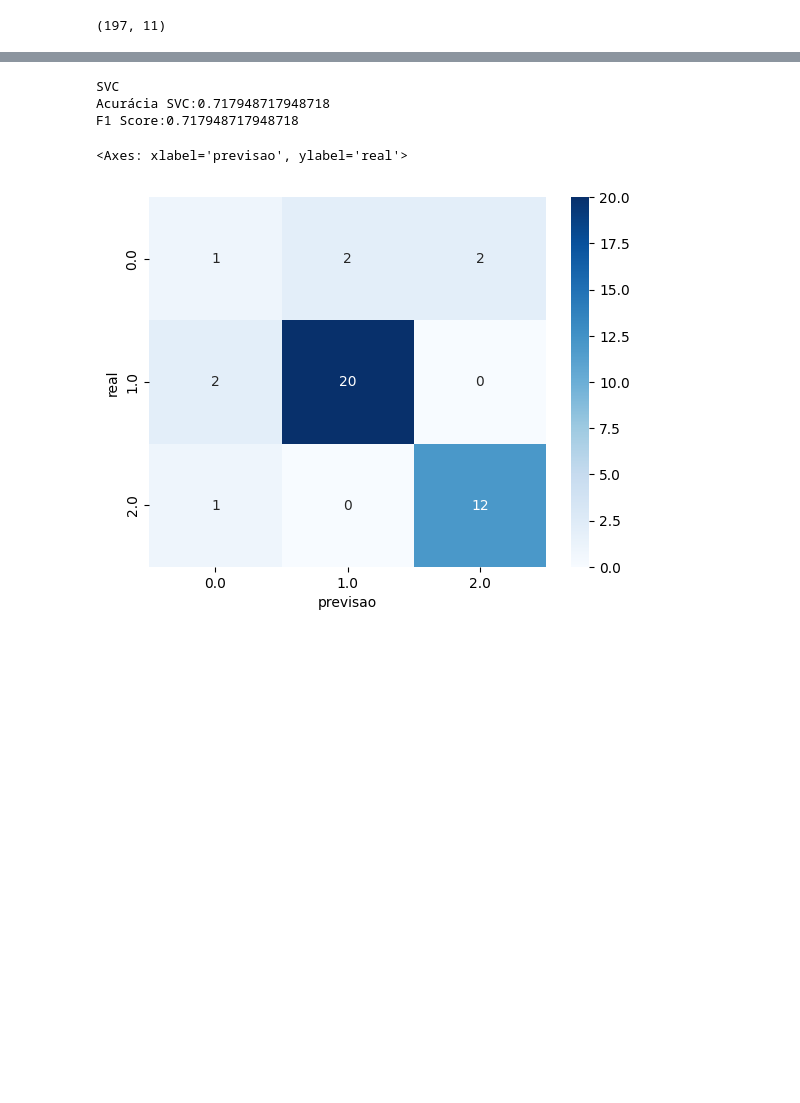
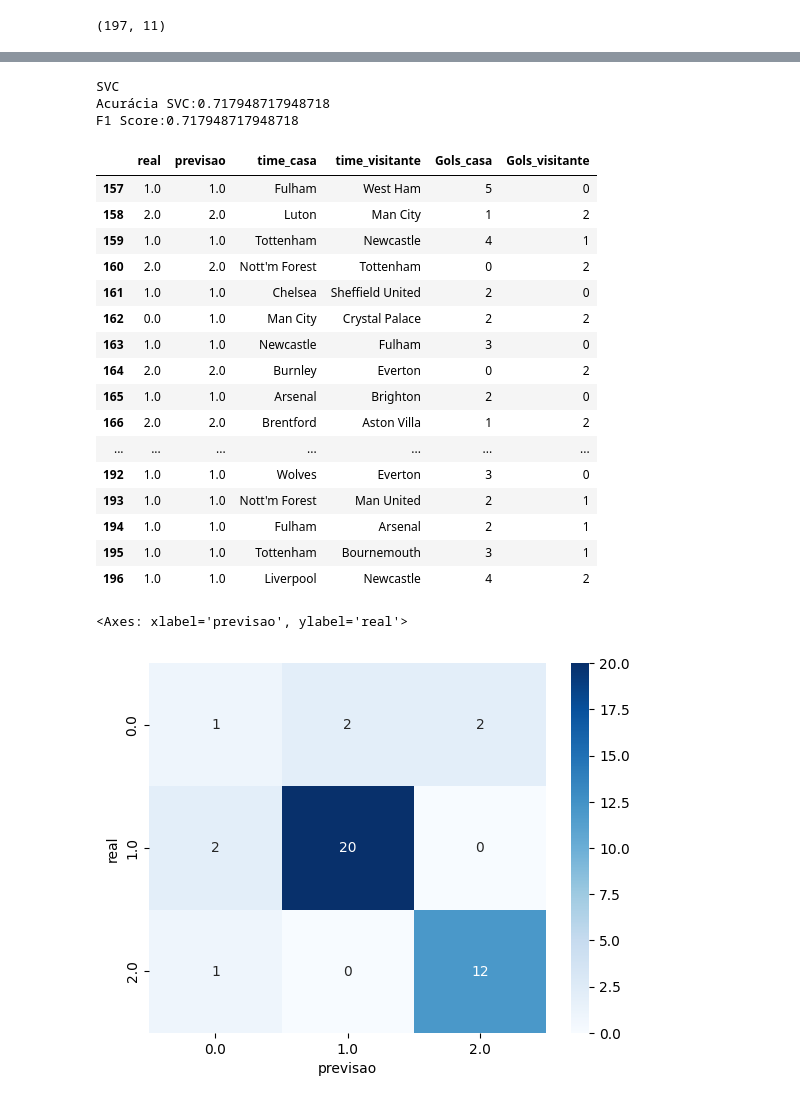
Before and after one commit to vinicarlosss/MachineLearning_Futebol, a Jupyter notebook: codifike_model_ENG.ipynb, the cells around one changed output, grey strips where cells are left out. Cells and saved outputs as stored; diff of their text form; code cells hidden in the pictures; blank space fills up the shorter version.

```diff
--- a/codifike_model_ENG.ipynb
+++ b/codifike_model_ENG.ipynb
@@ -222,31 +260,50 @@ F1 Score:0.8461538461538461
 # %%
 #Treinando e testando os modelos
 
 clf = SVC()
 clf.fit(X_train, y_train)
 pred= clf.predict(X_test)
 
 svc_acc = accuracy_score(y_test, pred)
 f1=f1_score(y_test,pred, average='micro')
 
 print ('SVC')
 print ('Acurácia SVC:{}'.format(svc_acc))
 print ('F1 Score:{}'.format(f1) )
 
 #Executando previsão
 previsao = features_scale[157:]
 
 res_full = dataPreFiltred['Resultado_jogo']
 res = res_full[157:]
 pred = clf.predict(previsao)
-df = pd.DataFrame({'real': res, 'previsao': pred})
+df = pd.DataFrame({'real': res, 'previsao': pred, 'time_casa': data.HomeTeam[157:], 'time_visitante': data.AwayTeam[157:], 'Gols_casa': dataPreFiltred.Gols_time_casa[157:],
+                   'Gols_visitante': dataPreFiltred.Gols_time_visitante[157:]})
+display(df)
 #matriz de confusão
 df=pd.DataFrame(df,columns=['real','previsao' ])
 cf_matrix=pd.crosstab(df['real'], df['previsao'], rownames=['real'] , colnames=['previsao'])
 sns.heatmap(cf_matrix, annot=True, cmap='Blues')
 # %% [output]
 SVC
 Acurácia SVC:0.717948717948718
 F1 Score:0.717948717948718
+|  | real | previsao | time_casa | time_visitante | Gols_casa | Gols_visitante |
+| 157 | 1.0 | 1.0 | Fulham | West Ham | 5 | 0 |
+| 158 | 2.0 | 2.0 | Luton | Man City | 1 | 2 |
+| 159 | 1.0 | 1.0 | Tottenham | Newcastle | 4 | 1 |
+| 160 | 2.0 | 2.0 | Nott'm Forest | Tottenham | 0 | 2 |
+| 161 | 1.0 | 1.0 | Chelsea | Sheffield United | 2 | 0 |
+| 162 | 0.0 | 1.0 | Man City | Crystal Palace | 2 | 2 |
+| 163 | 1.0 | 1.0 | Newcastle | Fulham | 3 | 0 |
+| 164 | 2.0 | 2.0 | Burnley | Everton | 0 | 2 |
+| 165 | 1.0 | 1.0 | Arsenal | Brighton | 2 | 0 |
+| 166 | 2.0 | 2.0 | Brentford | Aston Villa | 1 | 2 |
+| ... | ... | ... | ... | ... | ... | ... |
+| 192 | 1.0 | 1.0 | Wolves | Everton | 3 | 0 |
+| 193 | 1.0 | 1.0 | Nott'm Forest | Man United | 2 | 1 |
+| 194 | 1.0 | 1.0 | Fulham | Arsenal | 2 | 1 |
+| 195 | 1.0 | 1.0 | Tottenham | Bournemouth | 3 | 1 |
+| 196 | 1.0 | 1.0 | Liverpool | Newcastle | 4 | 2 |
 <Axes: xlabel='previsao', ylabel='real'>
 [figure]
```
Also changed, not shown: parts of 2 cells of this notebook.
